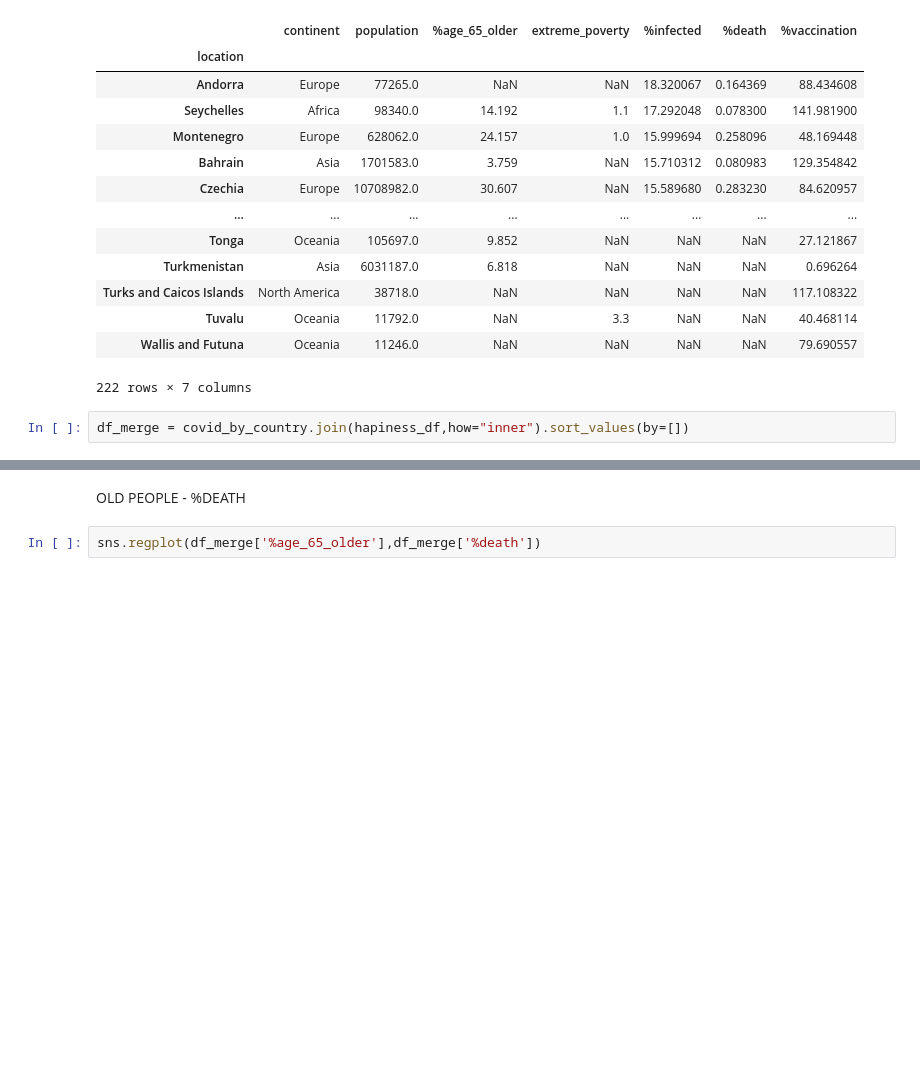
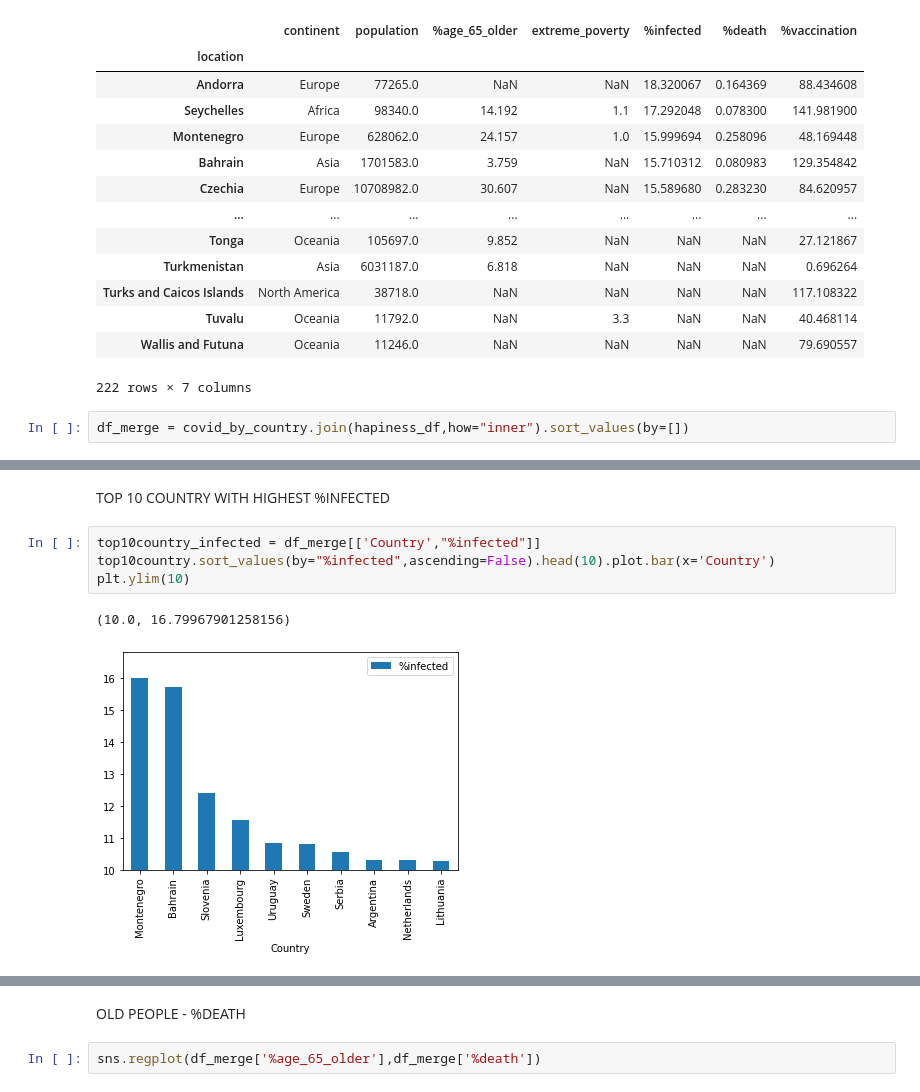
Before and after one commit to quocthainguyenle14/COVID-19-analytics, a Jupyter notebook: script.ipynb, the cells around one changed output, grey strips where cells are left out. Drawn from its saved outputs; the diff is of its cells as text; blank space fills up the shorter version.

```diff
--- a/script.ipynb
+++ b/script.ipynb
@@ -128,0 +112,9 @@ df_merge
+# %% [markdown]
+TOP 10 COUNTRY WITH HIGHEST %INFECTED
+# %%
+top10country_infected = df_merge[['Country',"%infected"]]
+top10country.sort_values(by="%infected",ascending=False).head(10).plot.bar(x='Country')
+plt.ylim(10)
+# %% [output]
+(10.0, 16.79967901258156)
+[figure, added]
```
Also changed, not shown: parts of 9 cells of this notebook.
